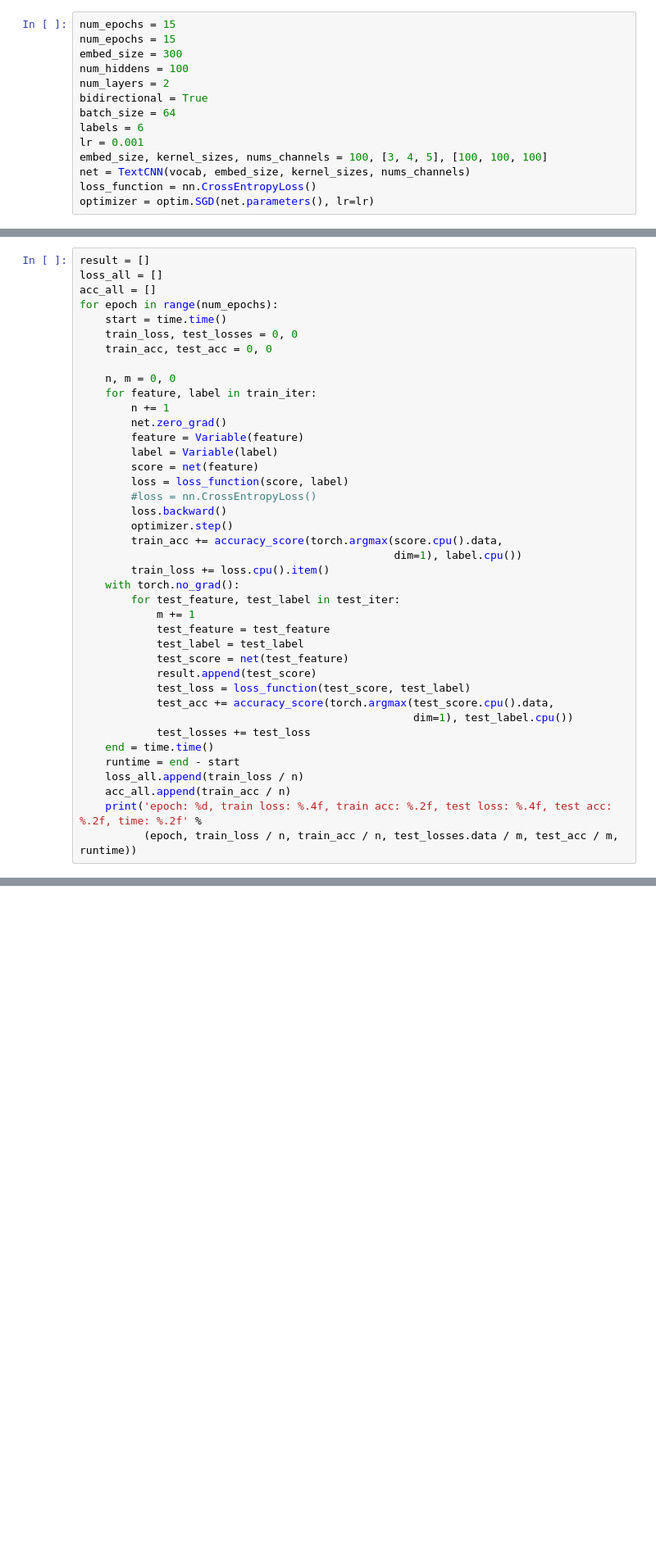
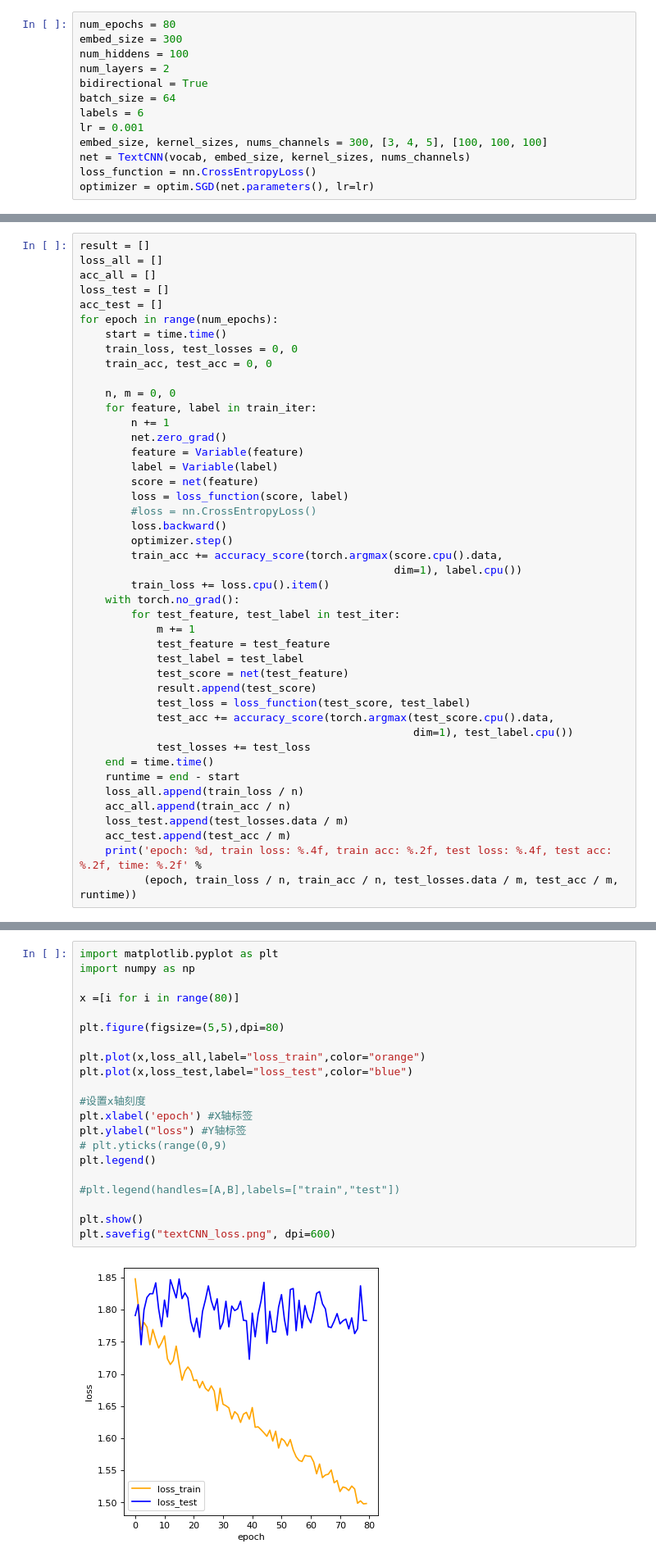
Before and after one commit to GoddessWoods/flip0103, a Jupyter notebook: code/cnn.ipynb, the cells around one changed output, grey strips where cells are left out. Shown at 82% size. Drawn from its saved outputs; the diff is of its cells as text; blank space fills up the shorter version.

```diff
--- a/code/cnn.ipynb
+++ b/code/cnn.ipynb
@@ -199,8 +199,7 @@ class TextCNN(nn.Module):
         outputs = self.decoder(self.dropout(encoding))
         return outputs
 # %%
-num_epochs = 15
-num_epochs = 15
+num_epochs = 80
 embed_size = 300
 num_hiddens = 100
 num_layers = 2
@@ -208,7 +207,7 @@ bidirectional = True
 batch_size = 64
 labels = 6
 lr = 0.001
-embed_size, kernel_sizes, nums_channels = 100, [3, 4, 5], [100, 100, 100]
+embed_size, kernel_sizes, nums_channels = 300, [3, 4, 5], [100, 100, 100]
 net = TextCNN(vocab, embed_size, kernel_sizes, nums_channels)
 loss_function = nn.CrossEntropyLoss()
 optimizer = optim.SGD(net.parameters(), lr=lr)
@@ -237,6 +236,8 @@ net.embedding.weight.requires_grad = False # 直接加载预训练好的, 所以
 result = []
 loss_all = []
 acc_all = []
+loss_test = []
+acc_test = []
 for epoch in range(num_epochs):
     start = time.time()
     train_loss, test_losses = 0, 0
@@ -271,6 +272,8 @@ for epoch in range(num_epochs):
     runtime = end - start
     loss_all.append(train_loss / n)
     acc_all.append(train_acc / n)
+    loss_test.append(test_losses.data / m)
+    acc_test.append(test_acc / m)
     print('epoch: %d, train loss: %.4f, train acc: %.2f, test loss: %.4f, test acc: %.2f, time: %.2f' %
           (epoch, train_loss / n, train_acc / n, test_losses.data / m, test_acc / m, runtime))
 # %% [output]
@@ -291,0 +297,23 @@ epoch: 14, train loss: 1.6630, train acc: 0.32, test loss: 1.8051, test acc: 0.2
+# %%
+import matplotlib.pyplot as plt
+import numpy as np
+
+x =[i for i in range(80)]
+
+plt.figure(figsize=(5,5),dpi=80)
+
+plt.plot(x,loss_all,label="loss_train",color="orange")
+plt.plot(x,loss_test,label="loss_test",color="blue")
+
+#设置x轴刻度
+plt.xlabel('epoch') #X轴标签
+plt.ylabel("loss") #Y轴标签
+# plt.yticks(range(0,9)
+plt.legend()
+
+#plt.legend(handles=[A,B],labels=["train","test"])
+
+plt.show()
+plt.savefig("textCNN_loss.png", dpi=600)
+# %% [output]
+[figure, added]
```
Also changed, not shown: parts of 5 cells of this notebook, 4 other files.
